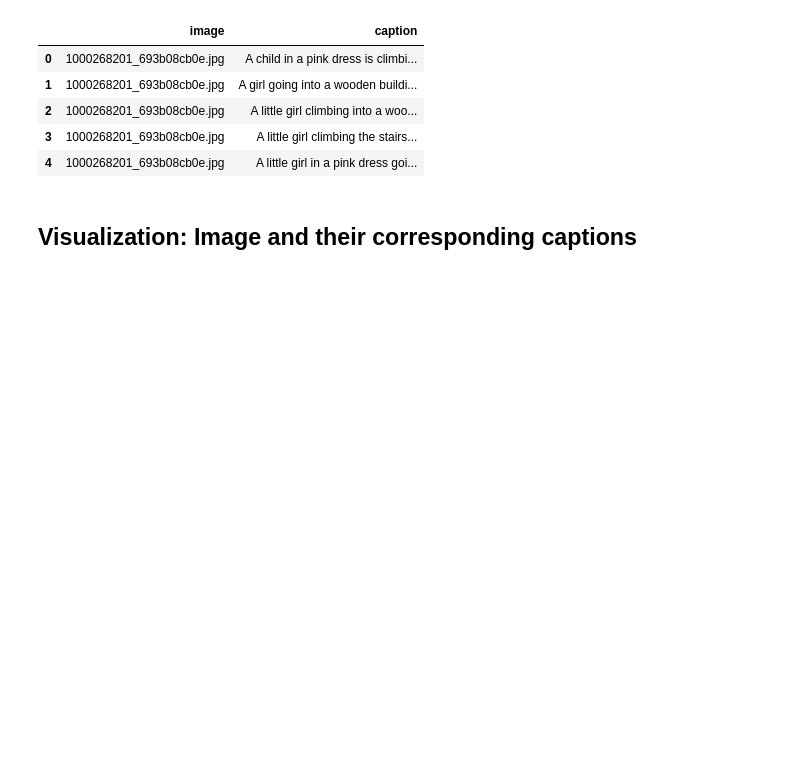
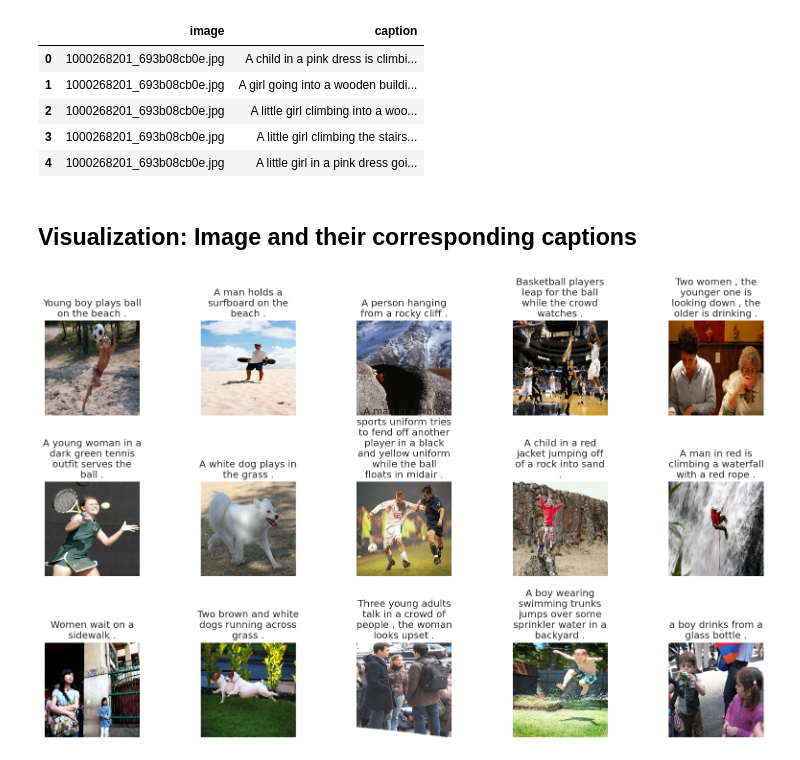
Before and after one commit to Kahkashan2708/Image_Captioning_NLP_CV, a Jupyter notebook: Image-Captioning.ipynb, the cells around one changed output. Drawn from its saved outputs; the diff is of its cells as text; code cells hidden in the pictures; blank space fills up the shorter version.

Commit message:
Display the sample Images corresponding to captions

```diff
--- a/Image-Captioning.ipynb
+++ b/Image-Captioning.ipynb
@@ -51,20 +51,25 @@ data.head()
 ## Visualization: Image and their corresponding captions
 # %%
 def readImage(path, img_size=224):
-    img=load_img(path, color='rgb', target_size=(img_size, img_size))
-    img=img_to_array(img)
-    img=img/255
+    img = load_img(path, color_mode='rgb', target_size=(img_size, img_size))
+    img = img_to_array(img)
+    img = img / 255.0
     return img
 
+
 def display_images(temp_df):
-    temp_df = temp+df.reset_index(drop=True)
+    temp_df = temp_df.reset_index(drop=True)
     plt.figure(figsize = (20,20))
     n=0
     for i in range(15):
         n+=1
-        plt.subplots(5,5,n)
+        plt.subplot(5,5,n)
         plt.subplots_adjust(hspace=0.7, wspace=0.3)
         image=readImage(f"../input/flickr8k/Images/{temp_df.image[i]}")
         plt.imshow(image)
         plt.title("\n".join(wrap(temp_df.caption[i], 20)))
         plt.axis("off")
+
+display_images(data.sample(15))
+# %% [output]
+[figure, added]
```
